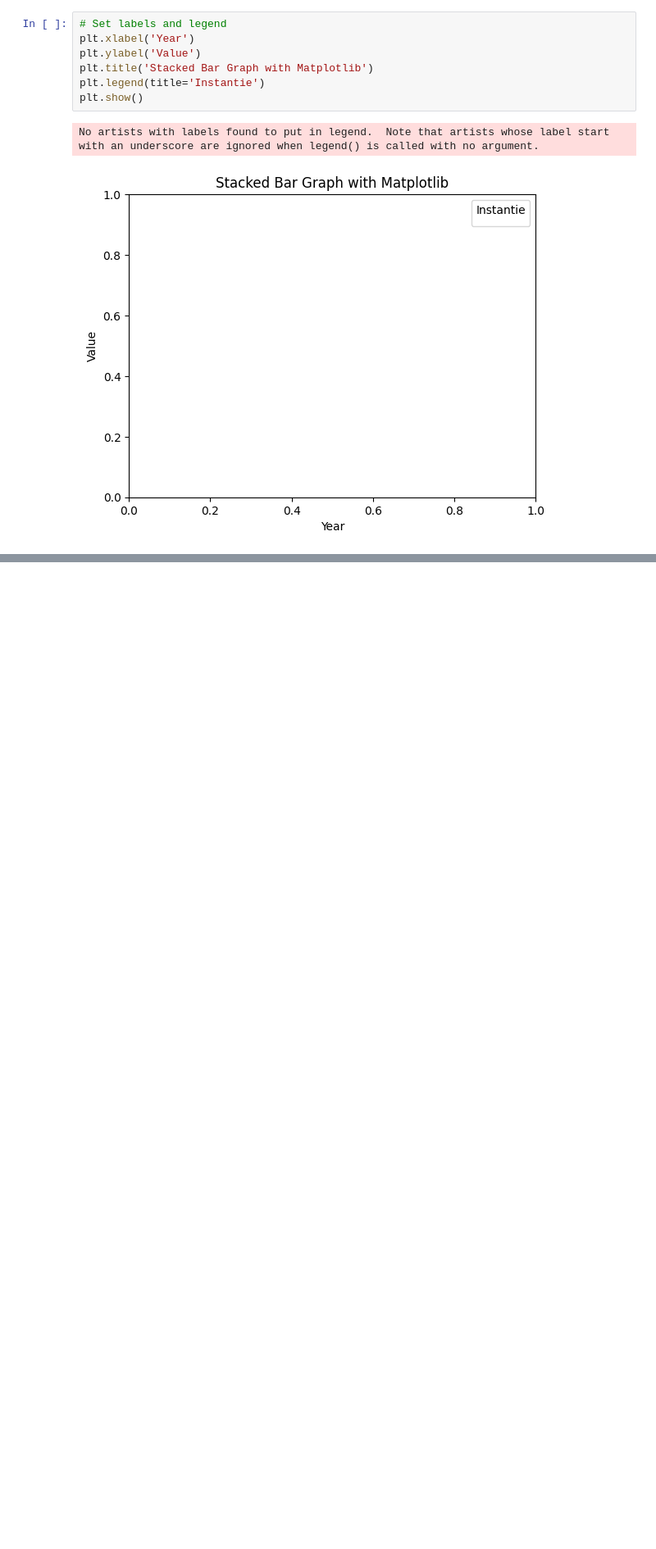
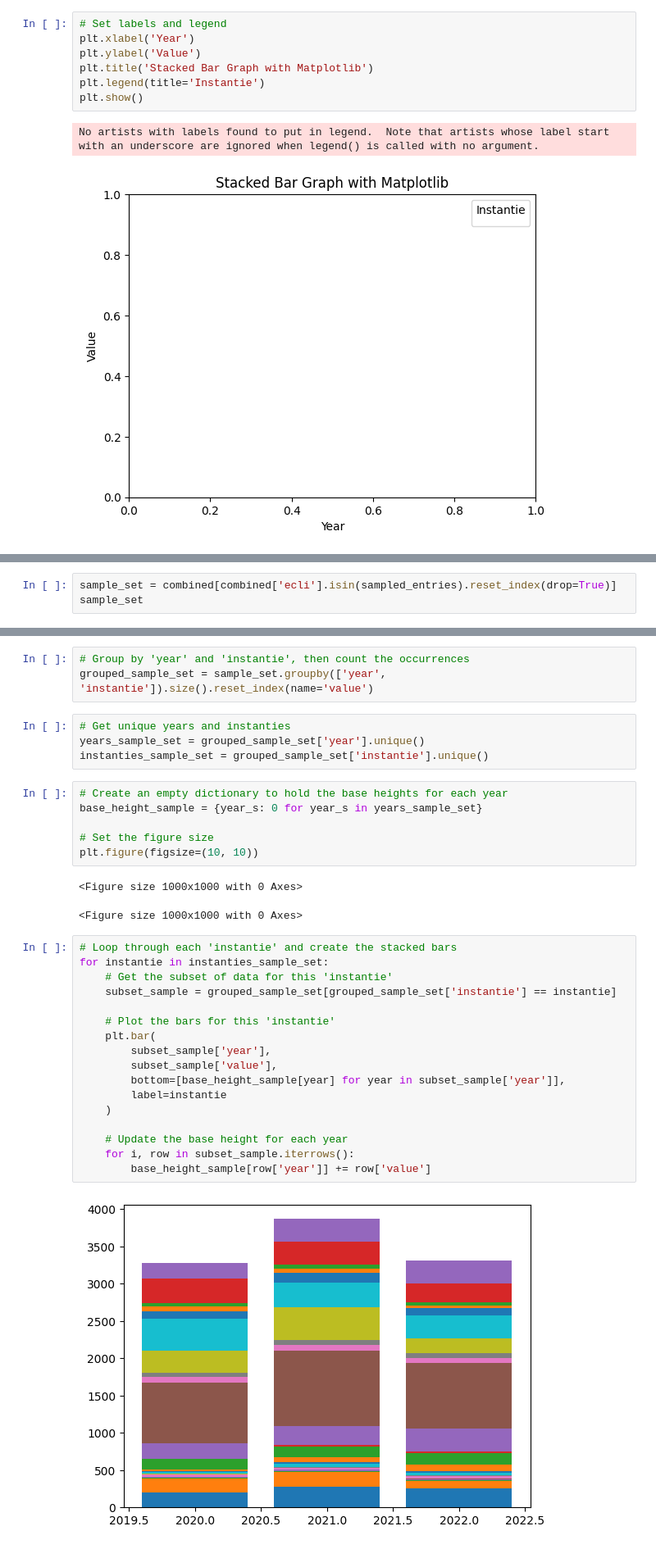
Before and after one commit to ChloeCro/MscThesis, a Jupyter notebook: SRS/SRS.ipynb, the cells around one changed output, grey strips where cells are left out. Shown: that part at 82% size. Drawn from its saved outputs; the diff is of its cells as text; blank space fills up the shorter version.

Commit message:
SRS done, remove subset script, minor fix create_sections

```diff
--- a/SRS/SRS.ipynb
+++ b/SRS/SRS.ipynb
@@ -103,0 +136,3 @@ grouped.to_csv("stats_20_22.csv", index=False)
+# %%
+sample_set = combined[combined['ecli'].isin(sampled_entries).reset_index(drop=True)]
+sample_set
@@ -103,0 +157,35 @@ grouped.to_csv("stats_20_22.csv", index=False)
+# %%
+# Group by 'year' and 'instantie', then count the occurrences
+grouped_sample_set = sample_set.groupby(['year', 'instantie']).size().reset_index(name='value')
+# %%
+# Get unique years and instanties
+years_sample_set = grouped_sample_set['year'].unique()
+instanties_sample_set = grouped_sample_set['instantie'].unique()
+# %%
+# Create an empty dictionary to hold the base heights for each year
+base_height_sample = {year_s: 0 for year_s in years_sample_set}
+
+# Set the figure size
+plt.figure(figsize=(10, 10))
+# %% [output]
+<Figure size 1000x1000 with 0 Axes>
+<Figure size 1000x1000 with 0 Axes>
+# %%
+# Loop through each 'instantie' and create the stacked bars
+for instantie in instanties_sample_set:
+    # Get the subset of data for this 'instantie'
+    subset_sample = grouped_sample_set[grouped_sample_set['instantie'] == instantie]
+
+    # Plot the bars for this 'instantie'
+    plt.bar(
+        subset_sample['year'],
+        subset_sample['value'],
+        bottom=[base_height_sample[year] for year in subset_sample['year']],
+        label=instantie
+    )
+
+    # Update the base height for each year
+    for i, row in subset_sample.iterrows():
+        base_height_sample[row['year']] += row['value']
+# %% [output]
+[figure, added]
```
Also changed, not shown: parts of 12 cells of this notebook, 3 other files.
